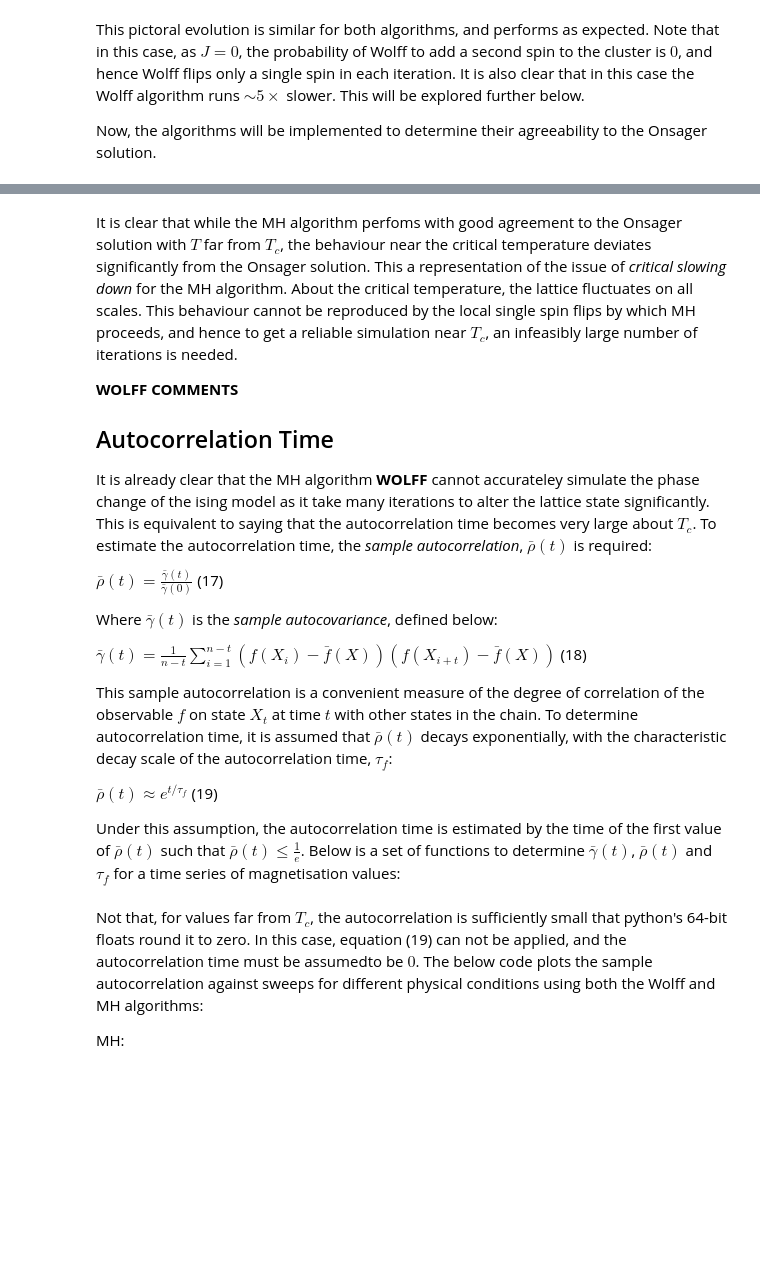
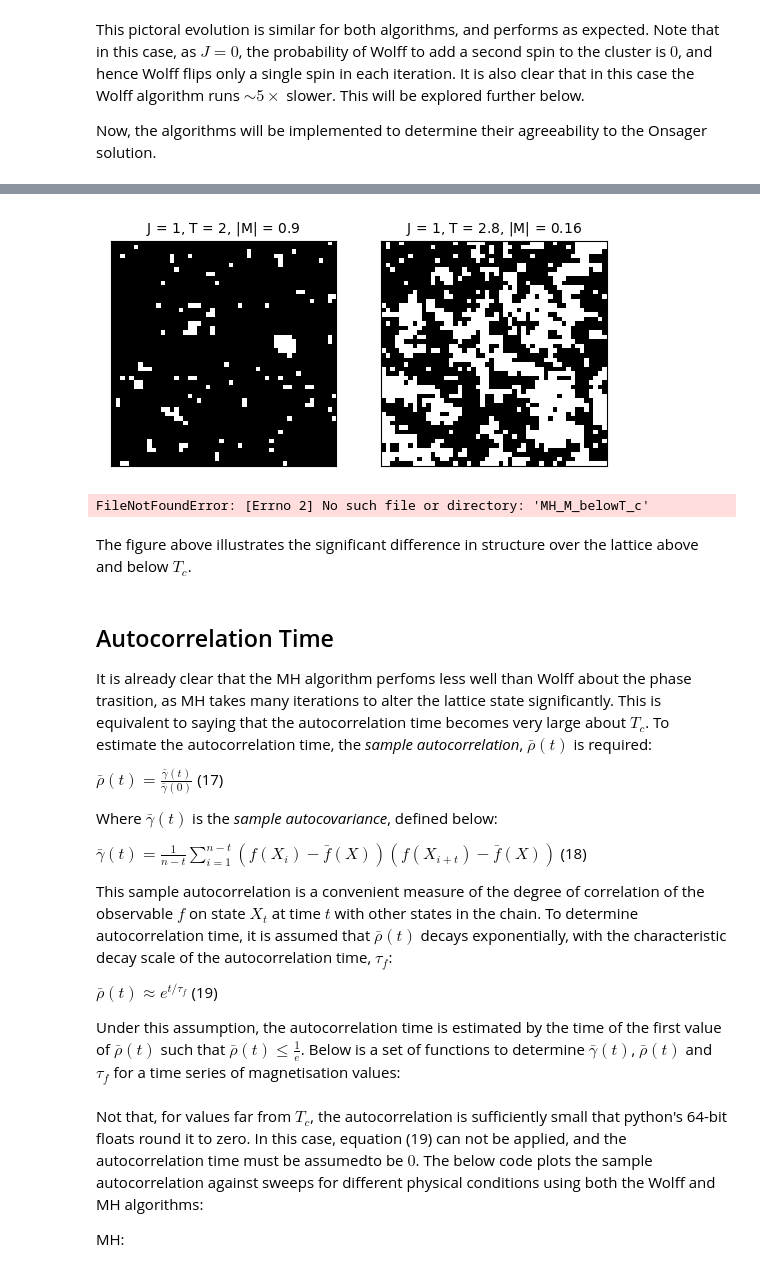
Before and after one commit to Part-II-Computational-Physics/cluster-algorithms-for-monte-carlo-jbd29, a Jupyter notebook: isiing set up 2.ipynb, the cells around one changed output, grey strips where cells are left out. Saved outputs shown, nothing was run; the diff lists cells and outputs as text; code cells hidden in the pictures; blank space fills up the shorter version.

```diff
--- a/isiing set up 2.ipynb
+++ b/isiing set up 2.ipynb
@@ -404,11 +415,30 @@ plt.show()
+# %%
+lattice1 = make_lattice(50,1)
+lattice2 = make_lattice(50,1)
+T1 = 2
+T2 = 2.8
+M1 = evolve_and_compute_M(lattice1, T1**-1,1,0,100000)[0]
+M2 = evolve_and_compute_M(lattice2,T2**-1,1,0,100000)[0]
+np.save('MH_M_belowT_c',M1)
+np.save('MH_M_above_T_c',M2)
+# %% [output]
+[figure, added]
+# %%
+T1 = 2
+T2 = 2.8
+M1 = np.load('MH_M_belowT_c')
+M2 = np.load('MH_above_T_c')
+show_lattice(lattice1, ax[0], 'J = 1, T = ' + str(T1) + r', $\vert$M$\vert$ = ' + str(round(M1[-1],2)))
+show_lattice(lattice2, ax[1], 'J = 1, T = ' + str(T2) + r', $\vert$M$\vert$ = ' + str(round(M2[-1],2)))
+plt.show()
+# %% [output]
+FileNotFoundError: [Errno 2] No such file or directory: 'MH_M_belowT_c'
+# %% [markdown]
+The figure above illustrates the significant difference in structure over the lattice above and below $T_c$.
 # %% [markdown]
-It is clear that while the MH algorithm perfoms with good agreement to the Onsager solution with $T$ far from $T_c$, the behaviour near the critical temperature deviates significantly from the Onsager solution. This a representation of the issue of *critical slowing down* for the MH algorithm. About the critical temperature, the lattice fluctuates on all scales. This behaviour cannot be reproduced by the local single spin flips by which MH proceeds, and hence to get a reliable simulation near $T_c$, an infeasibly large number of iterations is needed.
-
-**WOLFF COMMENTS**
-
 ## Autocorrelation Time
 
-It is already clear that the MH algorithm **WOLFF** cannot accurateley simulate the phase change of the ising model as it take many iterations to alter the lattice state significantly. This is equivalent to saying that the autocorrelation time becomes very large about $T_c$. To estimate the autocorrelation time, the *sample autocorrelation*, $\bar\rho(t)$ is required:
+It is already clear that the MH algorithm perfoms less well than Wolff about the phase trasition, as MH takes many iterations to alter the lattice state significantly. This is equivalent to saying that the autocorrelation time becomes very large about $T_c$. To estimate the autocorrelation time, the *sample autocorrelation*, $\bar\rho(t)$ is required:
 
 $\bar\rho(t) = \frac{\bar\gamma(t)}{\bar\gamma(0)}$ (17)
 
```
Also changed, not shown: parts of 15 cells of this notebook.
